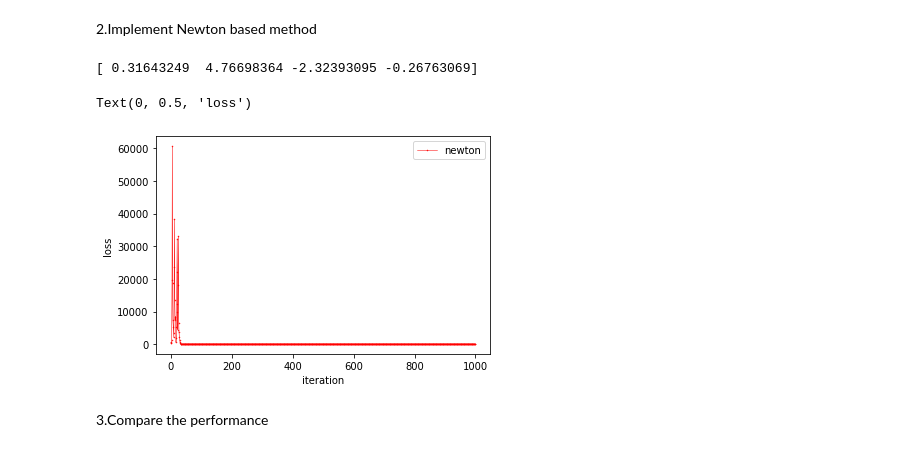
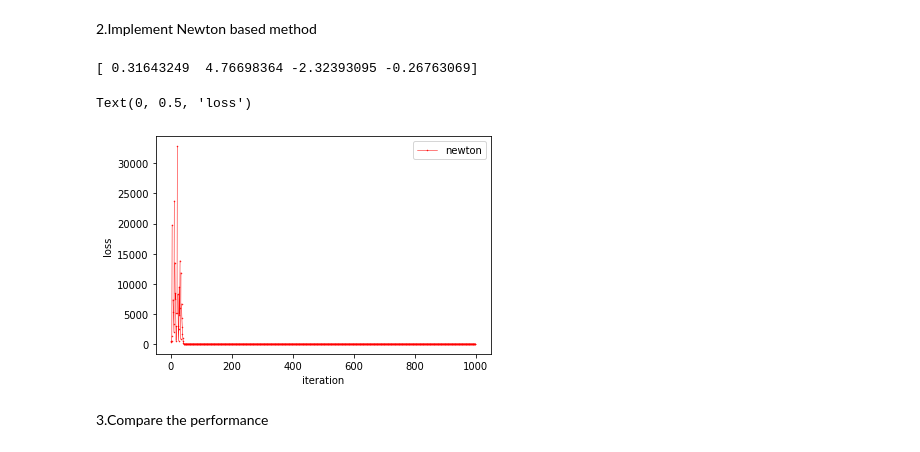
Before and after one commit to gakubochama/AMLMA, a Jupyter notebook: pr1.ipynb, the cells around one changed output. Drawn from its saved outputs; the diff is of its cells as text; code cells hidden in the pictures.

```diff
--- a/pr1.ipynb
+++ b/pr1.ipynb
@@ -68,39 +68,36 @@ Text(0, 0.5, 'loss')
 num_iter = 1000
 lam = 0.01
 ll_history_n = []
 ww_history_n = []
 ww = 3 * np.ones(dim)
 b = 1
 
 def _hess(p):
     s = np.zeros((dim,dim))
     for i in range(n):
         s = s + p[0,i] * (1 - p[0,i]) * (x[i,0:dim].reshape(-1,1) @ x[i,0:dim].reshape(1,-1))
     return s + 2 * lam * np.identity(dim)
 
 for t in range(num_iter):
-
-    a = np.array(-y * (ww @ x[:,0:dim].T + b * x[:,dim]) , dtype = np.float128) # to avoid overflow
-    posterior = 1 / (1 + np.exp(a))
+    posterior = 1 / (1 + np.exp(np.array(-y * (ww @ x[:,0:dim].T + b * x[:,dim]))))
     grad = np.sum((1 - posterior) * (-y) * x[:,0:dim].T ,axis = 1) + 2 * lam * ww
     hess = _hess(posterior)
-    c = np.array(-y * (ww @ x[:,0:dim].T), dtype = np.float128) # to avoid overflow
-    ll = np.sum(np.log(1.0 + np.exp(c + b * x[:,dim]))) + lam * (ww.T @ ww)
+    ll = np.sum(np.log(1.0 + np.exp(np.array(-y * (ww @ x[:,0:dim].T)) + b * x[:,dim]))) + lam * (ww.T @ ww)
     ll_history_n.append(ll)
     ww_history_n.append(ww)
     #print(np.linalg.inv(hess).shape)
     #print(grad.reshape(1,-1).shape)
     ww = ww - np.matmul(np.linalg.inv(hess), grad) * 1.0 / np.sqrt(t+10)
 print(ww)
 
 plt.plot(ll_history_n, 'ro-', linewidth=0.5, markersize=0.5, label='newton')
 plt.legend()
 plt.xlabel('iteration')
 plt.ylabel('loss')
 # %% [output]
 [ 0.31643249  4.76698364 -2.32393095 -0.26763069]
 Text(0, 0.5, 'loss')
-[figure, old version]
+[figure, new version]
 # %% [markdown]
 3.Compare the performance
 # %%
```
